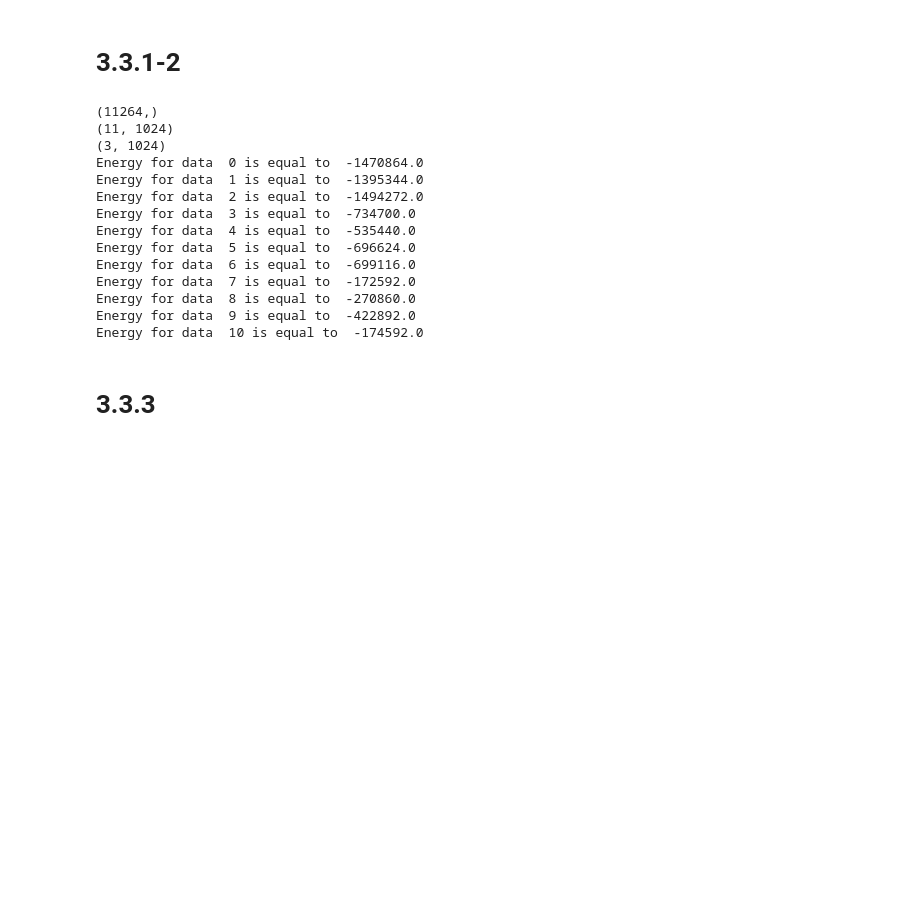
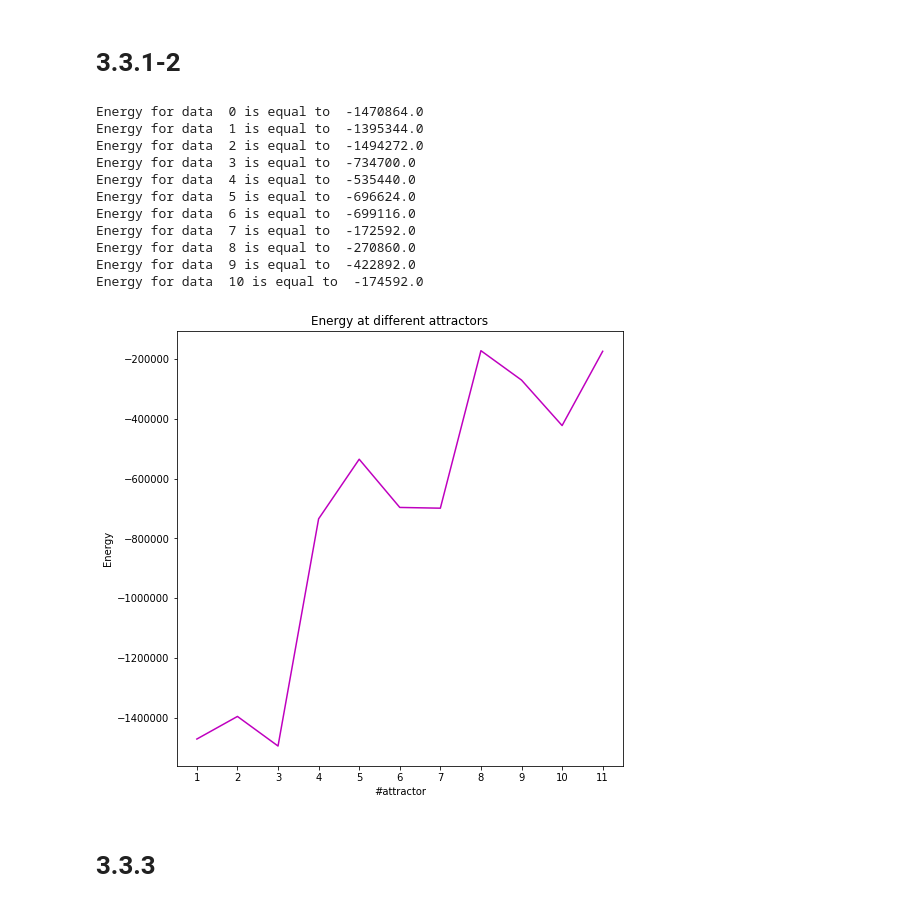
Before and after one commit to smallgreycreatures/DD2437, a Jupyter notebook: lab3/3.3.ipynb, the cells around one changed output. Cells and saved outputs as stored; diff of their text form; code cells hidden in the pictures; blank space fills up the shorter version.

```diff
--- a/lab3/3.3.ipynb
+++ b/lab3/3.3.ipynb
@@ -51,33 +44,45 @@ def calculate_energy(x,W):
 # 3.3.1-2
 # %%
 data = np.loadtxt('pict.dat',delimiter=",", dtype=int)
-print(data.shape)
 data = data.reshape(-1,1024)
-print(data.shape)
+
 #to start with learn the first three
 train_X = data[0:3].copy()
-print(train_X.shape)
+
 W = np.zeros((train_X.shape[1],train_X.shape[1]))
 W = update_weights(train_X,W)
+
 epochs = 20
+E_arr = []
 for i in range(data.shape[0]):
     E = calculate_energy(data[i],W)
+    E_arr.append(E)
     print("Energy for data ", i, "is equal to ", E)
+
+fig = plt.figure(figsize=(8,8))
+ax1 = fig.add_subplot(111)
+
+ax1.plot(np.arange(len(E_arr)),E_arr,'m')
+ax1.set_title('Energy at different attractors')
+ax1.set_xlabel('#attractor')
+ax1.set_ylabel('Energy')
+ax1.set_xticks(np.arange(len(E_arr)))
+ax1.set_xticklabels(np.arange(len(E_arr))+1)
+
+plt.show()
 # %% [output]
-(11264,)
-(11, 1024)
-(3, 1024)
 Energy for data  0 is equal to  -1470864.0
 Energy for data  1 is equal to  -1395344.0
 Energy for data  2 is equal to  -1494272.0
 Energy for data  3 is equal to  -734700.0
 Energy for data  4 is equal to  -535440.0
 Energy for data  5 is equal to  -696624.0
 Energy for data  6 is equal to  -699116.0
 Energy for data  7 is equal to  -172592.0
 Energy for data  8 is equal to  -270860.0
 Energy for data  9 is equal to  -422892.0
 Energy for data  10 is equal to  -174592.0
+[figure, added]
 # %% [markdown]
 # 3.3.3
 # %%
```
Also changed, not shown: parts of 4 cells of this notebook.
